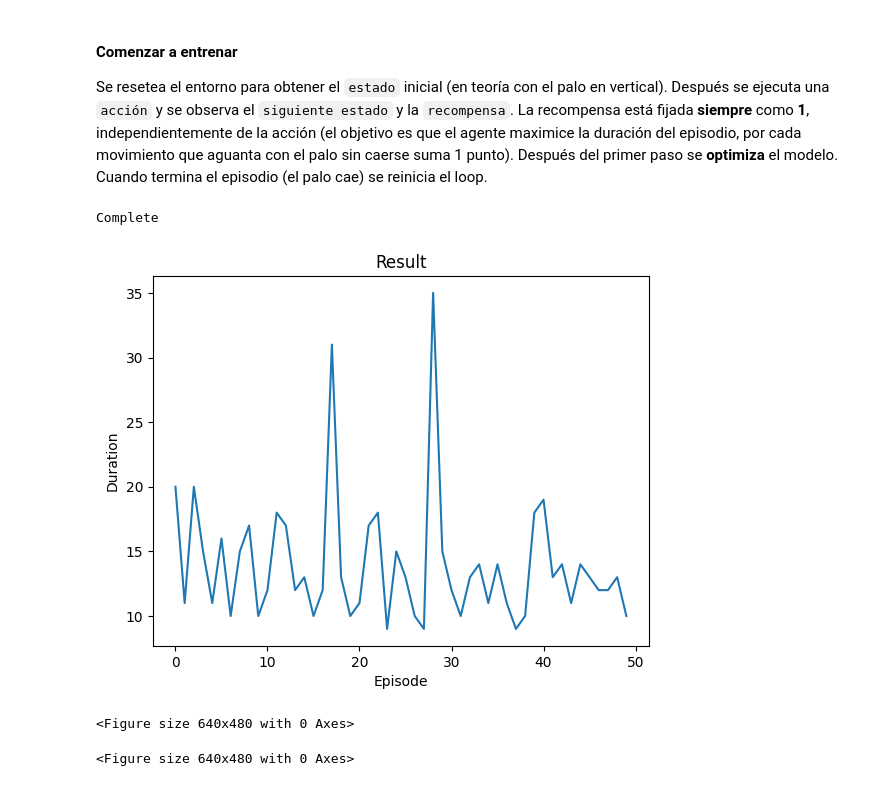
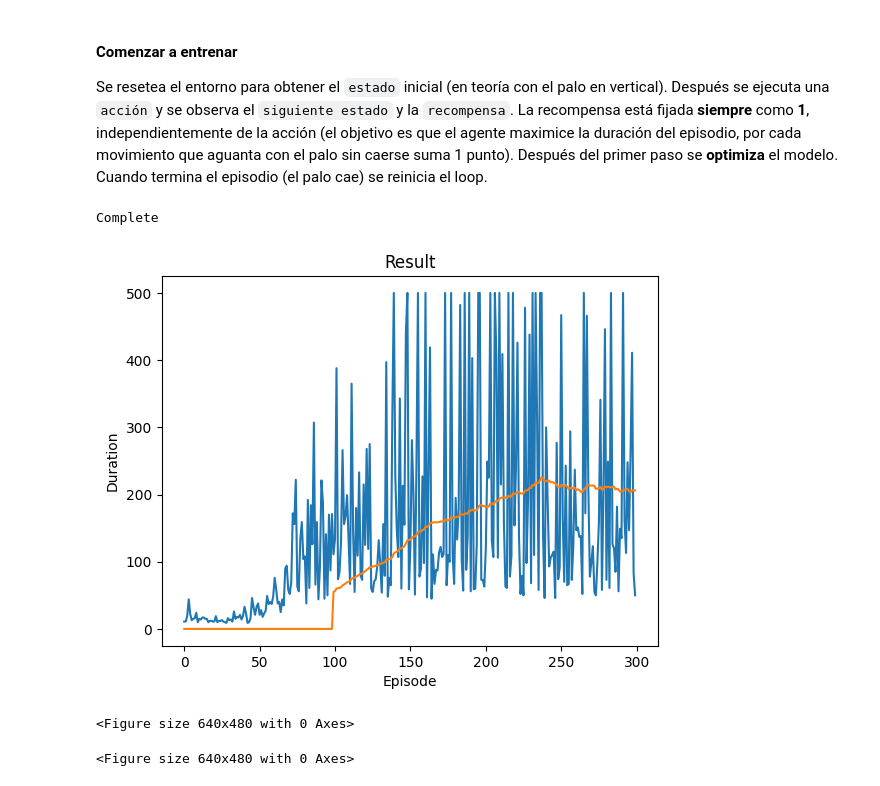
Before and after one commit to guille9gonz/DQN-tutorial, a Jupyter notebook: cartpole.ipynb, the cells around one changed output. Cells and saved outputs as stored; diff of their text form; code cells hidden in the pictures.

```diff
--- a/cartpole.ipynb
+++ b/cartpole.ipynb
@@ -68,13 +68,15 @@ class DQN(nn.Module):
         super(DQN, self).__init__() # Llamada a la clase base nn.Module (necesario en PyTorch)
         self.layer1 = nn.Linear(n_observations, 128)
         self.layer2 = nn.Linear(128, 128)
-        self.layer3 = nn.Linear(128, n_actions)
+        self.layer3 = nn.Linear(128, 64)
+        self.layer4 = nn.Linear(64, n_actions)
 
     # Llama al modelo con un elemento o un batch para determinar la siguiente acción
     def forward(self, x):
         x = F.relu(self.layer1(x))
         x = F.relu(self.layer2(x))
-        return self.layer3(x)
+        x = F.relu(self.layer3(x))
+        return self.layer4(x)
 # %% [markdown]
 #### Entrenamiento
 Se instancian el modelo y su optimizador, definiendo también algunas utilidades. La función ``select_action`` elige una acción de acuerdo a una política Epsilon-Greedy: balancea **exploración** (probabilidad *epsilon*) eligiendo una acción aleatoria y **explotación** (probabilidad *1 - epsilon*) eligiendo la mejor acción conocida hasta el momento.
@@ -123,7 +125,7 @@ def select_action(state):
     sample = random.random() # Número aleatorio entre 0 y 1
 
     # Determina la probabilidad de elegir entre exploración o explotación
-    eps_threshold = EPS_END + (EPS_START - EPS_END) * math.exp(-1 * steps_done / EPS_DECAY) # math --> e elevado a -(steps_done/EPS_DECAY)
+    eps_threshold = EPS_END + (EPS_START - EPS_END) * math.exp(-1. * steps_done / EPS_DECAY) # math --> e elevado a -(steps_done/EPS_DECAY)
 
     steps_done += 1
 
@@ -262,11 +264,11 @@ def optimize_model():
 Se resetea el entorno para obtener el ``estado`` inicial (en teoría con el palo en vertical). Después se ejecuta una ``acción`` y se observa el ``siguiente estado`` y la ``recompensa``. La recompensa está fijada **siempre** como **1**, independientemente de la acción (el objetivo es que el agente maximice la duración del episodio, por cada movimiento que aguanta con el palo sin caerse suma 1 punto).
 Después del primer paso se **optimiza** el modelo. Cuando termina el episodio (el palo cae) se reinicia el loop.
 # %%
-# Fija 600 episodios si hay una GPU disponible, si no lo deja en 50
+# Fija 600 episodios si hay una GPU disponible, si no lo deja en 300
 if torch.cuda.is_available() or torch.backends.mps.is_available():
     num_episodes = 600
 else:
-    num_episodes = 50
+    num_episodes = 300
 
 for i_episode in range(num_episodes):
     # Inicializar el entorno y obtener el estado inicial
@@ -287,33 +289,33 @@ for i_episode in range(num_episodes):
         # Si no ha terminado (por fallo) se carga el next_state según las observaciones
         if terminated:
             next_state = None
         else:
             next_state = torch.tensor(observation, dtype=torch.float32, device=device).unsqueeze(0)
 
         # Almacenar toda esta transición en la memoria, avanzar al siguiente estado y optimizar la red policy
         memory.push(state, action, next_state, reward)
         state = next_state
         optimize_model()
 
         # Actualización suave de la red target
         target_net_state_dict = target_net.state_dict()
         policy_net_state_dict = policy_net.state_dict()
         for key in policy_net_state_dict:
             target_net_state_dict[key] = policy_net_state_dict[key] * TAU + target_net_state_dict[key] * (1 - TAU) # Aplica la fórmula: θ′ = θ * τ + θ′ * (1 − τ)
 
         # Chequea si acabó el episodio
         # Si es así, añade la duración a la lista de duraciones y grafica
         if done:
             episode_durations.append(t + 1)
             plot_durations()
             break
 
 print('Complete')
 plot_durations(show_result=True) # Maca True para que pinte 'Result' en vez de 'Training'
 plt.ioff() # Desactiva las gráficas interactivas, teniendo que llamar a show() para pintar
 plt.show()
 # %% [output]
 Complete
-[figure, old version]
+[figure, new version]
 <Figure size 640x480 with 0 Axes>
 <Figure size 640x480 with 0 Axes>
```
